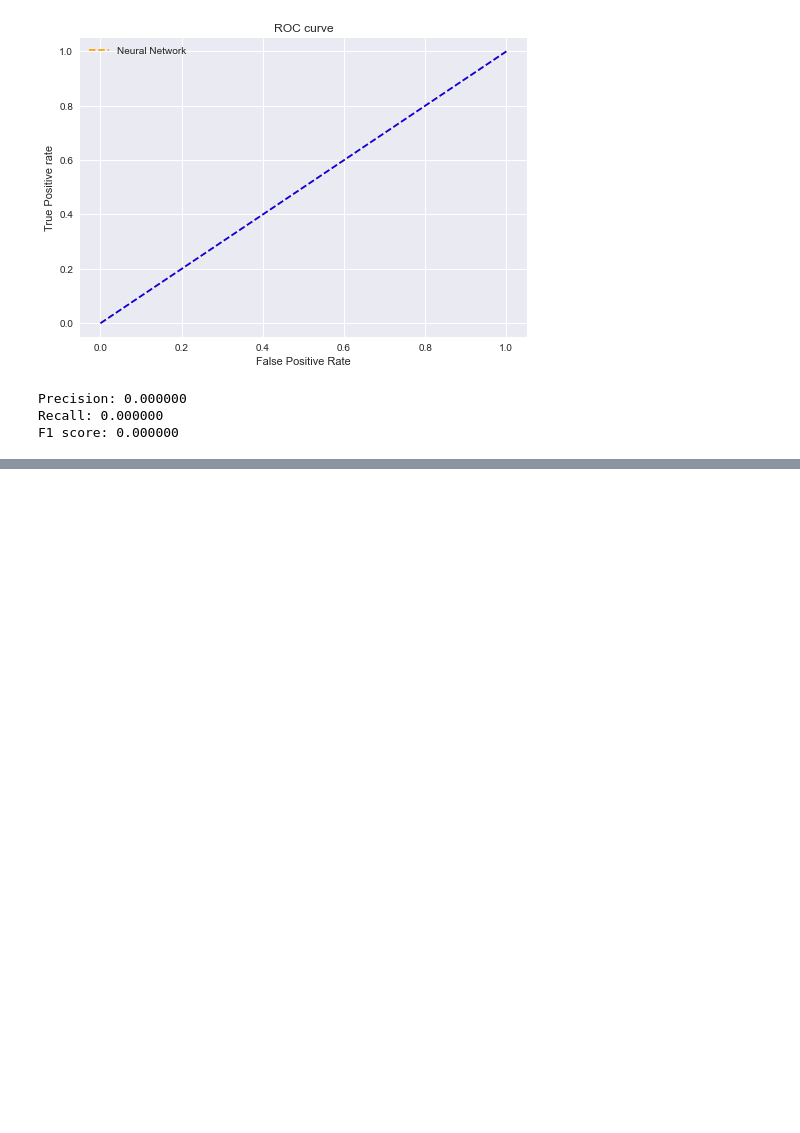
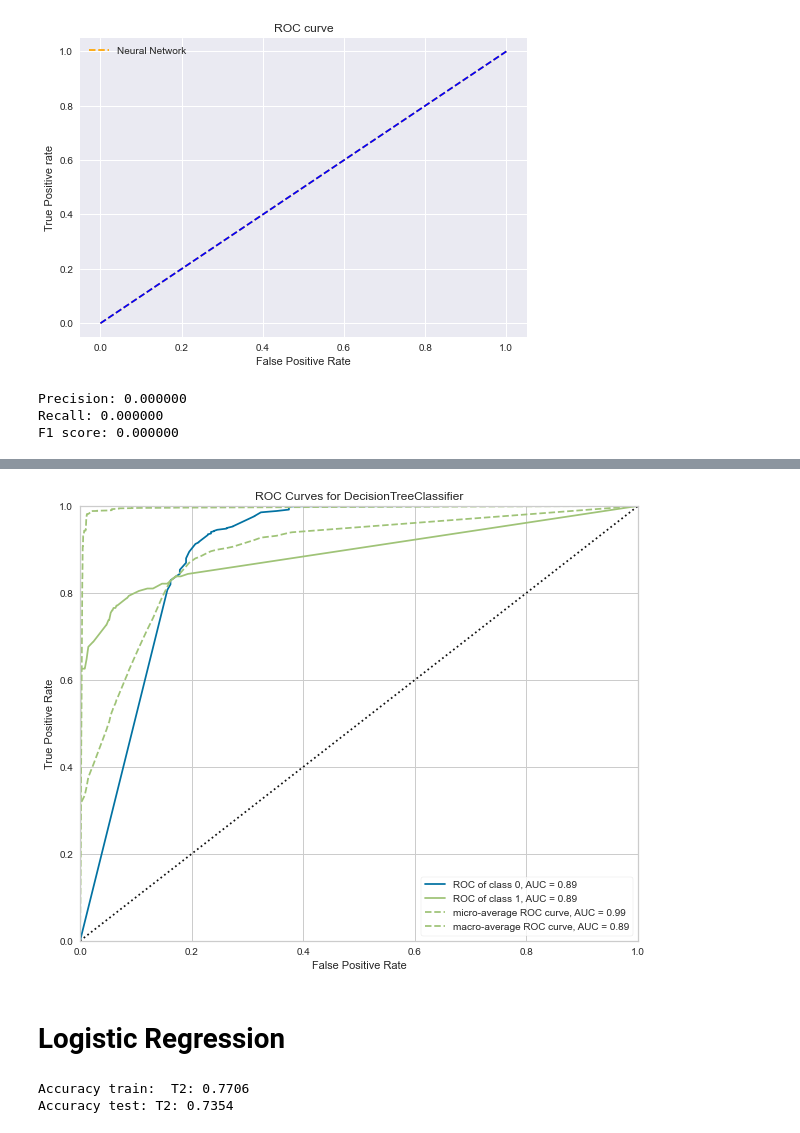
Before and after one commit to dvh549/Financial_Analytics, a Jupyter notebook: WOE_Notebook.ipynb, the cells around one changed output, grey strips where cells are left out. Drawn from its saved outputs; the diff is of its cells as text; code cells hidden in the pictures; blank space fills up the shorter version.

```diff
--- a/WOE_Notebook.ipynb
+++ b/WOE_Notebook.ipynb
@@ -362,0 +402,17 @@ F1 score: 0.000000
+# %%
+plt.rcParams["figure.figsize"] = (10,8)
+plot_ROC_curve(dt, X_balanced, y_balanced, X_test, y_test)
+plt.show()
+# %% [output]
+[figure, added]
+# %% [markdown]
+# Logistic Regression
+# %%
+lr = LogisticRegression(random_state=0).fit(X_balanced, y_balanced)
+lr_pred = lr.predict(X_test)
+
+print(f"Accuracy train:  T2: {round(lr.score(X_balanced, y_balanced), 4)}")
+print(f"Accuracy test: T2: {round(lr.score(X_test, y_test),4 )}")
+# %% [output]
+Accuracy train:  T2: 0.7706
+Accuracy test: T2: 0.7354
```
Also changed, not shown: parts of 8 cells of this notebook.
